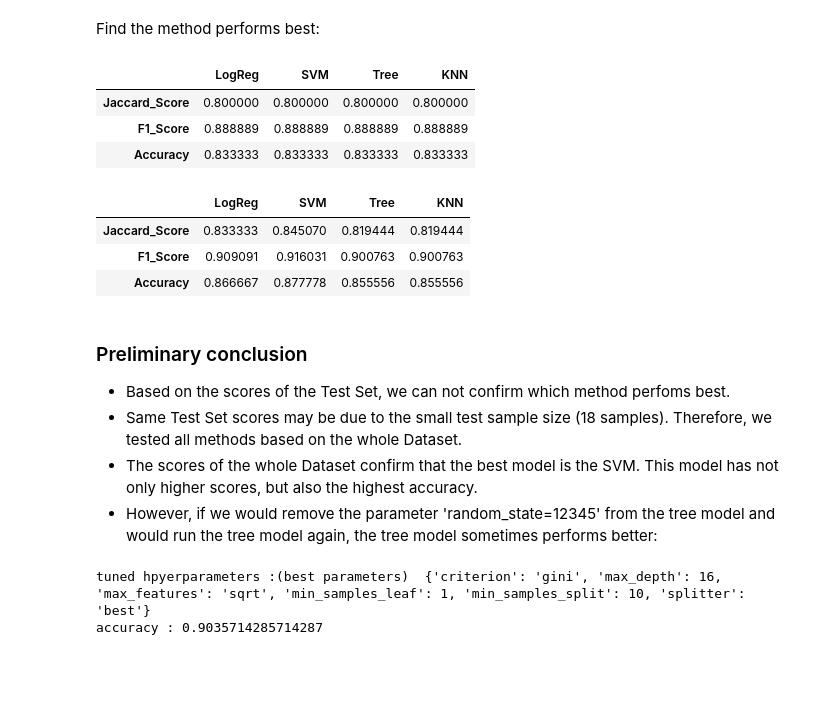
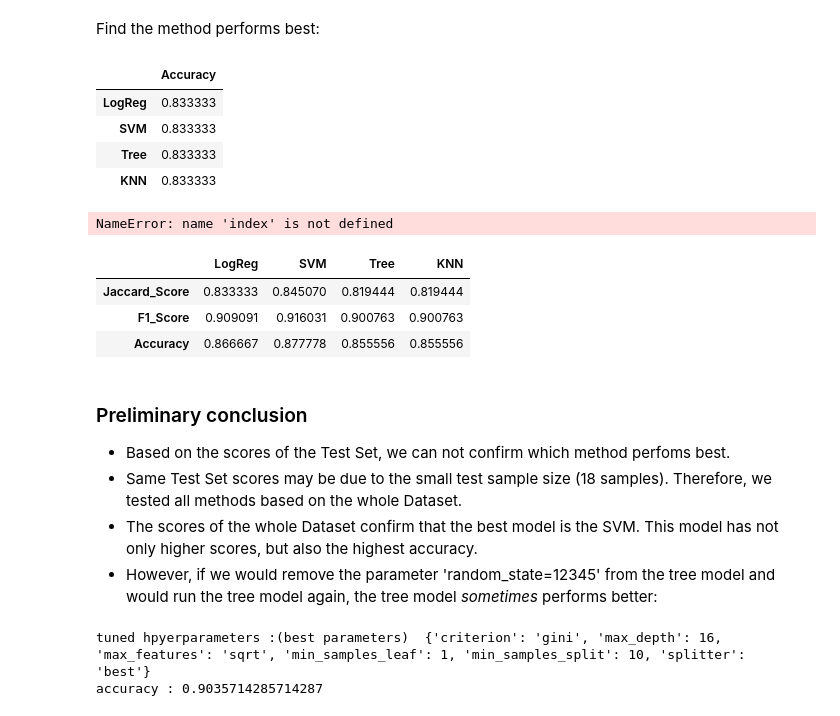
Before and after one commit to Ronflon/IBM_Datascience_CapstoneRepo, a Jupyter notebook: Predictive Analysis.ipynb, the cells around one changed output. Cells and saved outputs as stored; diff of their text form; code cells hidden in the pictures; blank space fills up the shorter version.

```diff
--- a/Predictive Analysis.ipynb
+++ b/Predictive Analysis.ipynb
@@ -365,14 +365,29 @@ f1_scores = [
             ]
 
 accuracy = [logreg_accuracy, svm_accuracy, tree_accuracy, knn_accuracy]
+metrics = ['Jaccard_Score', 'F1_Score', 'Accuracy']
+methods =['LogReg', 'SVM', 'Tree', 'KNN']
+scores = pd.DataFrame(np.array([jaccard_scores, f1_scores, accuracy]), index=metrics , columns=methods)
+scores
 
-scores = pd.DataFrame(np.array([jaccard_scores, f1_scores, accuracy]), index=['Jaccard_Score', 'F1_Score', 'Accuracy'] , columns=['LogReg', 'SVM', 'Tree', 'KNN'])
-scores
+accuracydf = pd.DataFrame(np.array([accuracy]), index=["Accuracy"], column=methods)
+accuracydfTransp = accuracydf.T
-# %% [output]
-|  | LogReg | SVM | Tree | KNN |
-| Jaccard_Score | 0.800000 | 0.800000 | 0.800000 | 0.800000 |
-| F1_Score | 0.888889 | 0.888889 | 0.888889 | 0.888889 |
-| Accuracy | 0.833333 | 0.833333 | 0.833333 | 0.833333 |
+# %%
+accuracydfTransp
+# %% [output]
+|  | Accuracy |
+| LogReg | 0.833333 |
+| SVM | 0.833333 |
+| Tree | 0.833333 |
+| KNN | 0.833333 |
+# %%
+# Plot a scatter point chart with x axis to be method and y axis to be the accuracy
+sns.barplot(y="Accuracy", x=index, data=accuracydfTransp)
+plt.xlabel("Method",fontsize=20)
+plt.ylabel("Accuracy",fontsize=20)
+plt.show()
+# %% [output]
+NameError: name 'index' is not defined
 # %%
 # Examining the scores from the whole Dataset
 jaccard_scores = [
@@ -405,7 +420,7 @@ scores
 - Based on the scores of the Test Set, we can not confirm which method perfoms best.
 - Same Test Set scores may be due to the small test sample size (18 samples). Therefore, we tested all methods based on the whole Dataset.
 - The scores of the whole Dataset confirm that the best model is the SVM. This model has not only higher scores, but also the highest accuracy.
-- However, if we would remove the parameter 'random_state=12345' from the tree model and would run the tree model again, the tree model sometimes performs better:
+- However, if we would remove the parameter 'random_state=12345' from the tree model and would run the tree model again, the tree model _sometimes_ performs better:
 # %%
 tree = DecisionTreeClassifier()
 tree_cv = GridSearchCV (estimator=tree, param_grid=parameters_tree,scoring='accuracy', cv=10)
```
